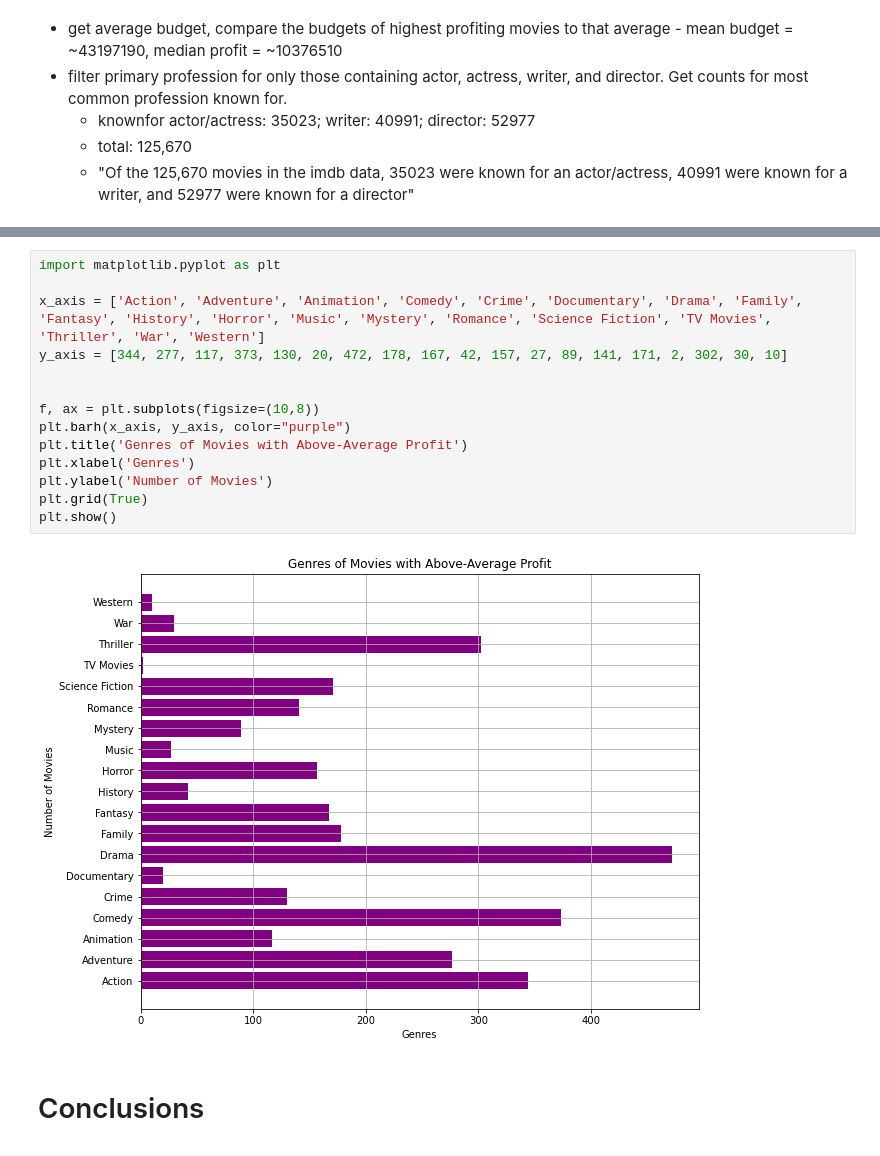
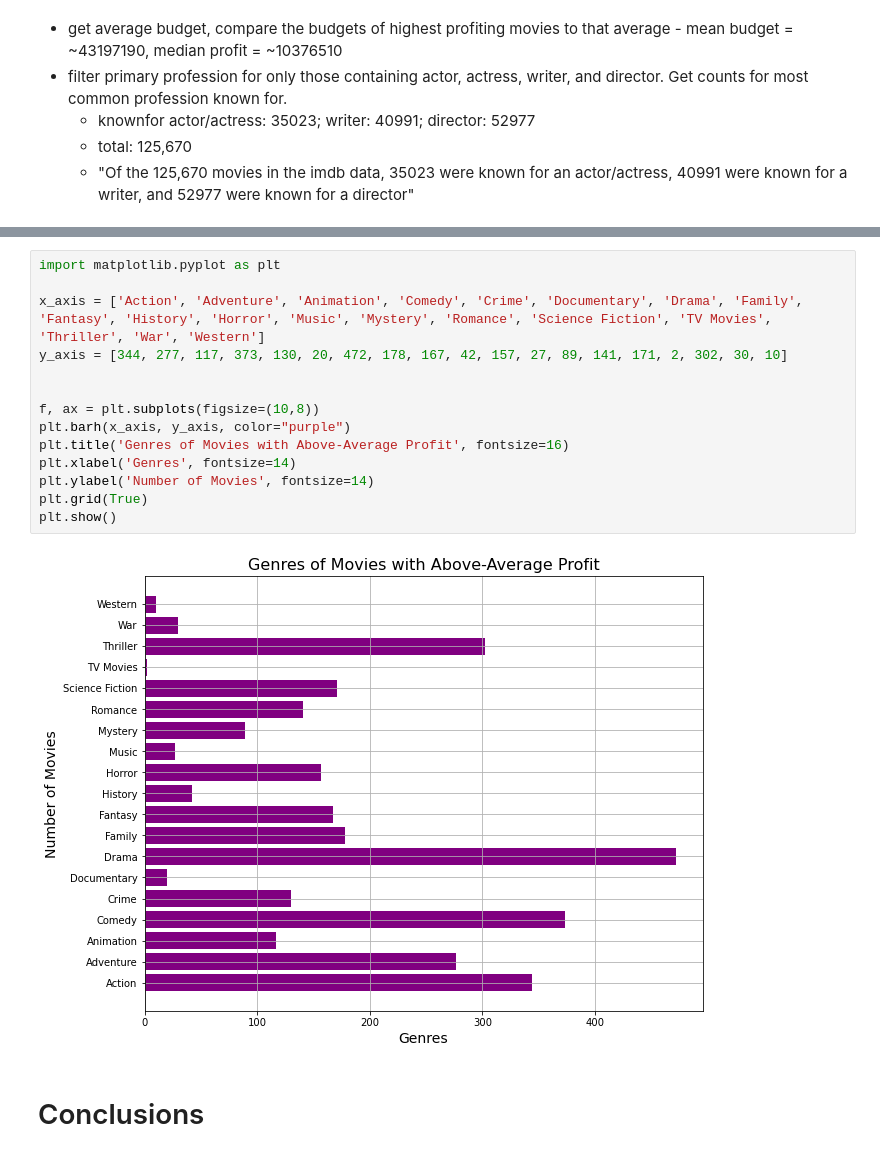
Before and after one commit to nicolemichaud03/Microsoft_Movie_data_project, a Jupyter notebook: Notebook.ipynb, the cells around one changed output, grey strips where cells are left out. Drawn from its saved outputs; the diff is of its cells as text.

```diff
--- a/Notebook.ipynb
+++ b/Notebook.ipynb
@@ -443,19 +447,19 @@ Text(0, 0.5, 'Movie Profit')
 # %%
 import matplotlib.pyplot as plt
 
 x_axis = ['Action', 'Adventure', 'Animation', 'Comedy', 'Crime', 'Documentary', 'Drama', 'Family', 'Fantasy', 'History', 'Horror', 'Music', 'Mystery', 'Romance', 'Science Fiction', 'TV Movies', 'Thriller', 'War', 'Western']
 y_axis = [344, 277, 117, 373, 130, 20, 472, 178, 167, 42, 157, 27, 89, 141, 171, 2, 302, 30, 10]
 
 
 f, ax = plt.subplots(figsize=(10,8))
 plt.barh(x_axis, y_axis, color="purple")
-plt.title('Genres of Movies with Above-Average Profit')
-plt.xlabel('Genres')
-plt.ylabel('Number of Movies')
+plt.title('Genres of Movies with Above-Average Profit', fontsize=16)
+plt.xlabel('Genres', fontsize=14)
+plt.ylabel('Number of Movies', fontsize=14)
 plt.grid(True)
 plt.show()
 # %% [output]
-[figure, old version]
+[figure, new version]
 # %% [markdown]
 # Conclusions
 # %% [markdown]
```
Also changed, not shown: parts of 3 cells of this notebook.
